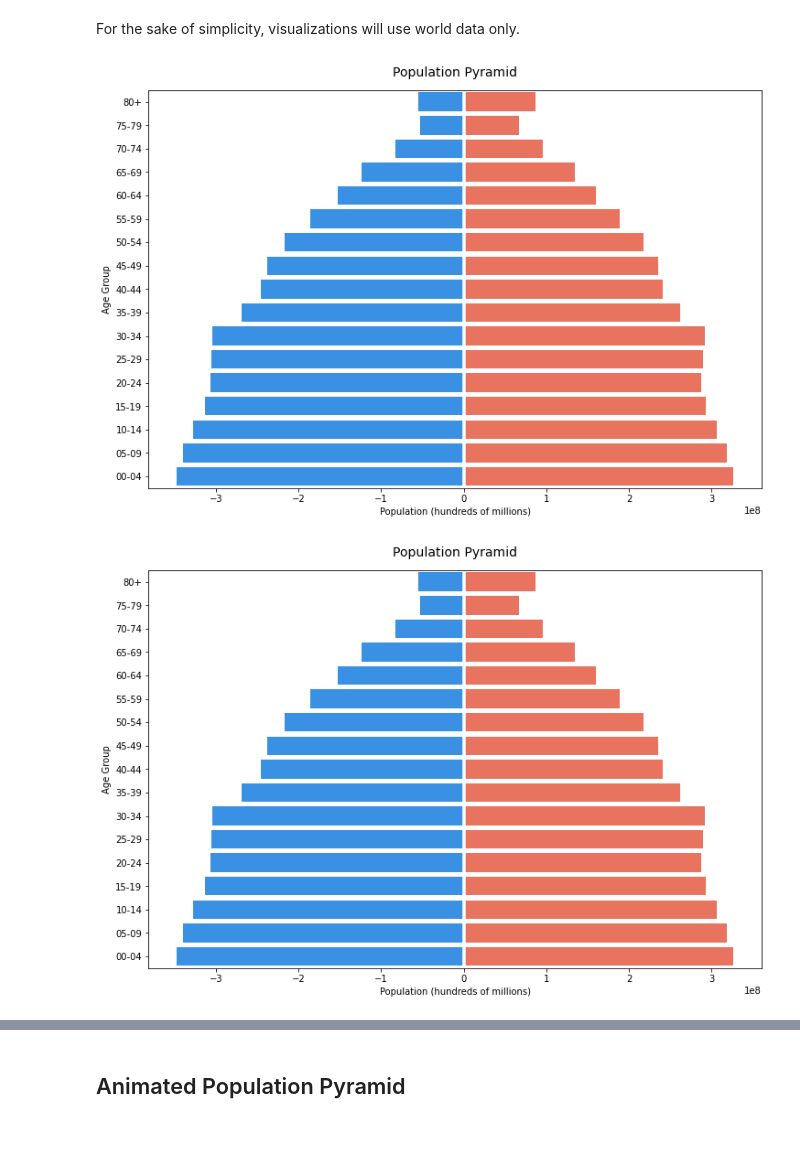
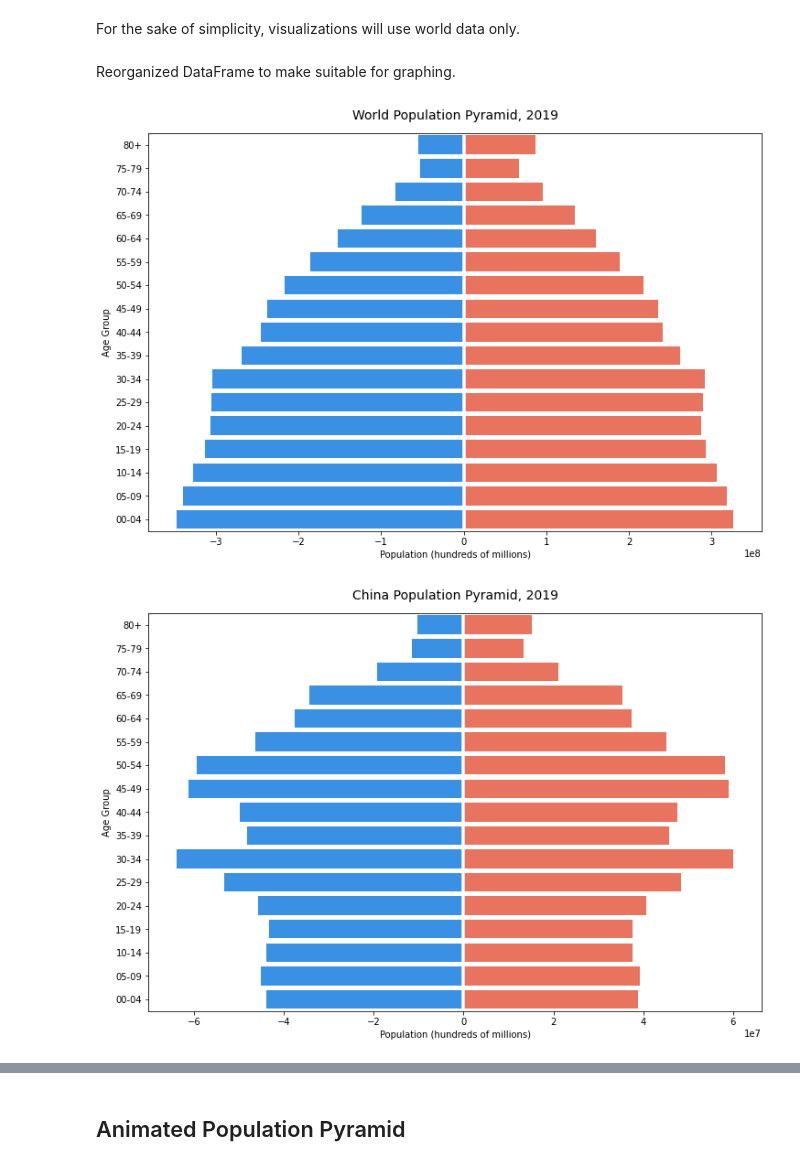
Before and after one commit to singcheerto/project1, a Jupyter notebook: project1.ipynb, the cells around one changed output, grey strips where cells are left out. Cells and saved outputs as stored; diff of their text form; code cells hidden in the pictures; blank space fills up the shorter version.

```diff
--- a/project1.ipynb
+++ b/project1.ipynb
@@ -201,16 +197,16 @@ def generate_ppy_df(pop_df, country, year):
         return ppy_df
 
 
-def population_pyramid(df):
+def population_pyramid(region, year):
     """Takes as input a pandas DataFrame with columns providing counts
     of people by age-sex groups, and constructs a population pyramid graph
     for visualizing the data."""
-    df=generate_ppy_df(pop_df, "World", 2019)
-
+    df=generate_ppy_df(pop_df, region, year)
     fig1 = plt.figure(figsize=(12,8))
     ax1 = plt.axes()
+
     ageAxis = df['Age'][::-1]
-    fig_ppy = sns.barplot(x='Population, total female',
+    fig1 = sns.barplot(x='Population, total female',
                             y='Age',
                             data=df,
                             order=ageAxis,
@@ -224,14 +220,16 @@ def population_pyramid(df):
                             color='dodgerblue')
 
     fig1.axvline(lw=3.5, color='w')
-    fig1.set_title("Population Pyramid", fontdict={'fontsize':14,'fontweight':3}, pad=15)
+    fig1.set_title("{} Population Pyramid, {}".format(region, year), fontdict={'fontsize':14,'fontweight':3}, pad=15)
     fig1.set(xlabel="Population (hundreds of millions)", ylabel="Age Group");
+# %% [markdown]
+Reorganized DataFrame to make suitable for graphing.
 # %%
-population_pyramid(generate_ppy_df(pop_df, "World", 2019))
+population_pyramid("World", 2019)
 # %% [output]
-[figure, old version]
+[figure, new version]
 # %%
-population_pyramid(generate_ppy_df(pop_df, "China", 2019))
+population_pyramid("China", 2019)
 # %% [output]
-[figure, old version]
+[figure, new version]
 # %%
```
Also changed, not shown: parts of 5 cells of this notebook, 3 other files.
